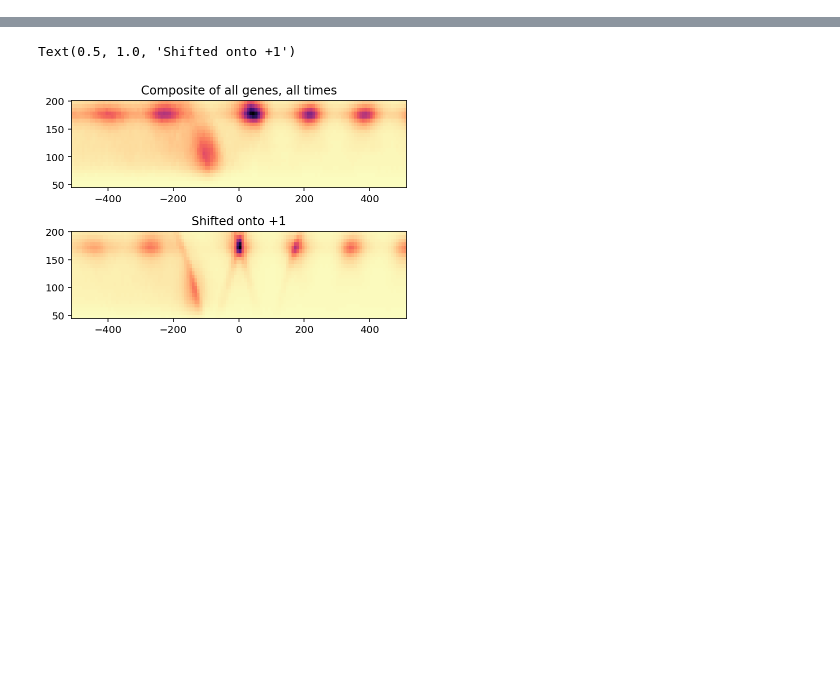
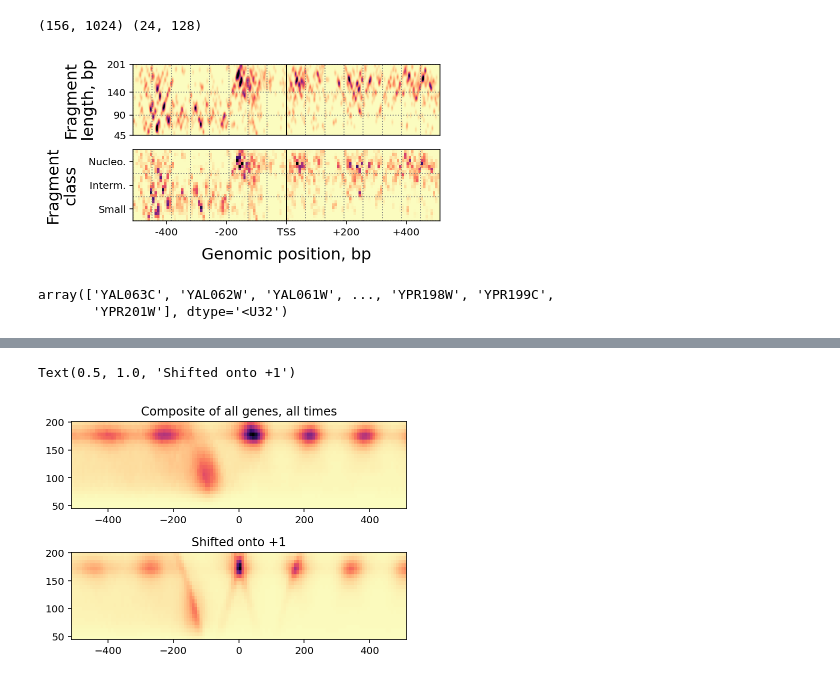
Before and after one commit to HarteminkLab/chromatin-transformers, a Jupyter notebook: Generate Data-+1_align.ipynb, the cells around one changed output, grey strips where cells are left out. Cells and saved outputs as stored; diff of their text form; code cells hidden in the pictures; blank space fills up the shorter version.

```diff
--- a/Generate Data-+1_align.ipynb
+++ b/Generate Data-+1_align.ipynb
@@ -18,6 +25,6 @@ mnase_0 = mnase[mnase.time == 0.0]
 mnase_120 = mnase[mnase.time == 120.0]
 # %%
-gene = orfs.loc['YPR167C']
+gene = orfs.loc['YAL063C']
 # %%
 from src.vit_img_gen import ViTImgGen
 
@@ -54 +59,17 @@ vit_gen.plot_resized_img()
+# %%
+def plot_gene_time(gene, cur_mnase):
+    vit_gen = ViTImgGen(cur_mnase, window, sublength_resize_height, len_cuts,
+                        img_width, patch_size)
+    img, scaled_img, smoothed, img_slices, p1 = vit_gen.get_mnase_img(gene)
+    vit_gen.plot_resized_img()
+# %%
+plot_gene_time(gene, mnase_0)
+# %% [output]
+(156, 1024) (24, 128)
+[figure, added]
+# %%
+vit_data.orfs
+# %% [output]
+array(['YAL063C', 'YAL062W', 'YAL061W', ..., 'YPR198W', 'YPR199C',
+       'YPR201W'], dtype='<U32')
 # %%
```
Also changed, not shown: parts of 14 cells of this notebook, 7 other files.
